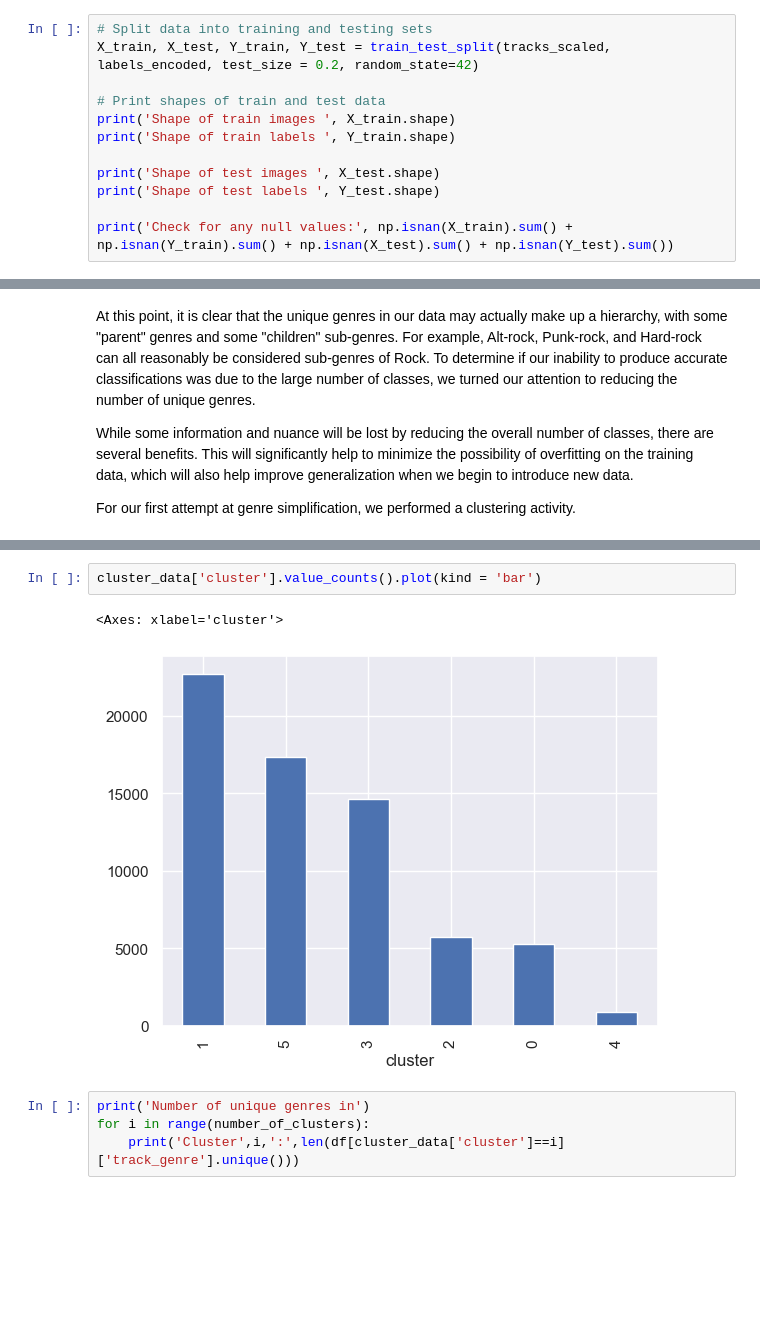
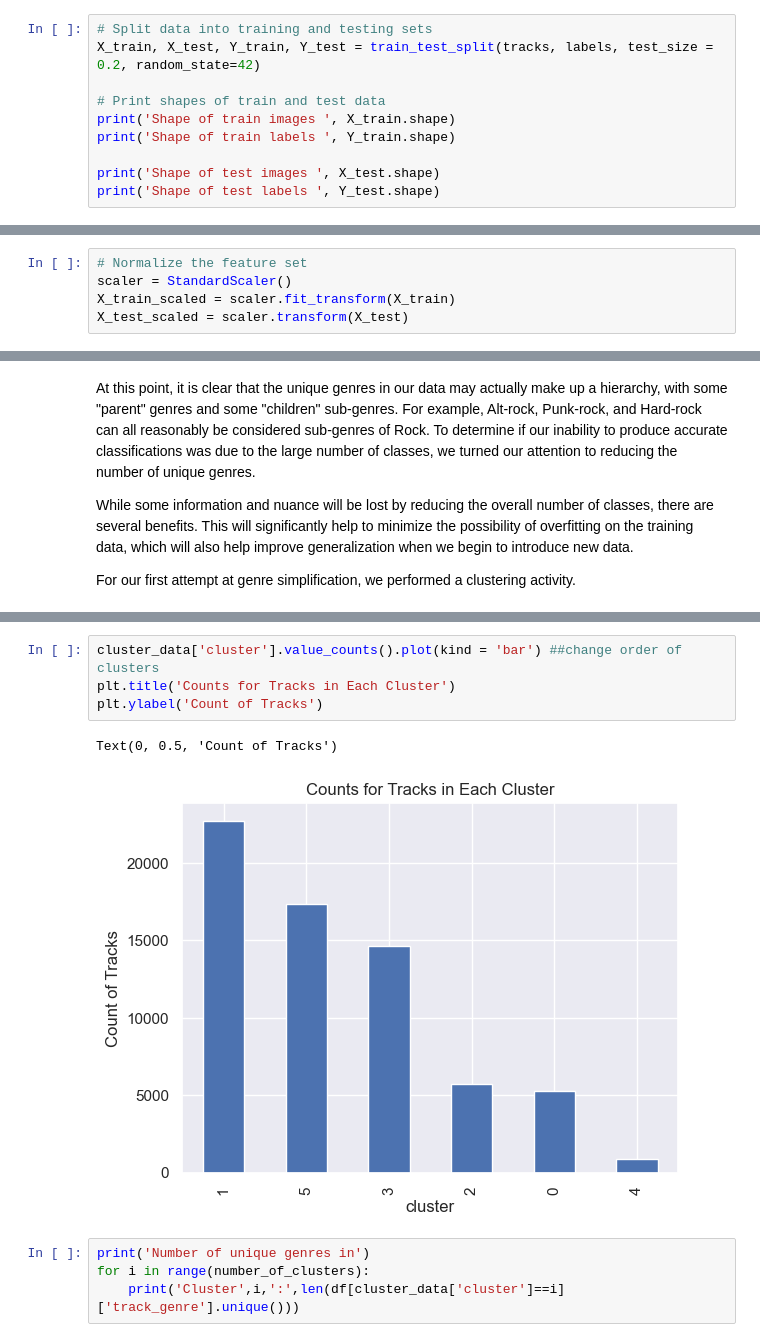
Before and after one commit to ynackash/genre-classification, a Jupyter notebook: main.ipynb, the cells around one changed output, grey strips where cells are left out. Cells and saved outputs as stored; diff of their text form; blank space fills up the shorter version.

```diff
--- a/main.ipynb
+++ b/main.ipynb
@@ -243,6 +237,6 @@ tracks_scaled = scaler.fit_transform(tracks)
 # %%
 # Split data into training and testing sets
-X_train, X_test, Y_train, Y_test = train_test_split(tracks_scaled, labels_encoded, test_size = 0.2, random_state=42)
+X_train, X_test, Y_train, Y_test = train_test_split(tracks, labels, test_size = 0.2, random_state=42)
 
 # Print shapes of train and test data
 print('Shape of train images ', X_train.shape)
@@ -250,8 +244,6 @@ print('Shape of train labels ', Y_train.shape)
 
 print('Shape of test images ', X_test.shape)
 print('Shape of test labels ', Y_test.shape)
-
-print('Check for any null values:', np.isnan(X_train).sum() + np.isnan(Y_train).sum() + np.isnan(X_test).sum() + np.isnan(Y_test).sum())
 # %% [output]
 Shape of train images  (53291, 19)
 Shape of train labels  (53291,)
@@ -261,2 +252,7 @@ Check for any null values: 0
+# %%
+# Normalize the feature set
+scaler = StandardScaler()
+X_train_scaled = scaler.fit_transform(X_train)
+X_test_scaled = scaler.transform(X_test)
 # %% [markdown]
 ## Baseline Model
@@ -356,10 +348,12 @@ plt.show()
 # %% [output]
 [figure]
 # %%
-cluster_data['cluster'].value_counts().plot(kind = 'bar')
+cluster_data['cluster'].value_counts().plot(kind = 'bar') ##change order of clusters
+plt.title('Counts for Tracks in Each Cluster')
+plt.ylabel('Count of Tracks')
 # %% [output]
-<Axes: xlabel='cluster'>
+Text(0, 0.5, 'Count of Tracks')
-[figure, old version]
+[figure, new version]
 # %%
 print('Number of unique genres in')
 for i in range(number_of_clusters):
```
Also changed, not shown: parts of 38 cells of this notebook.
